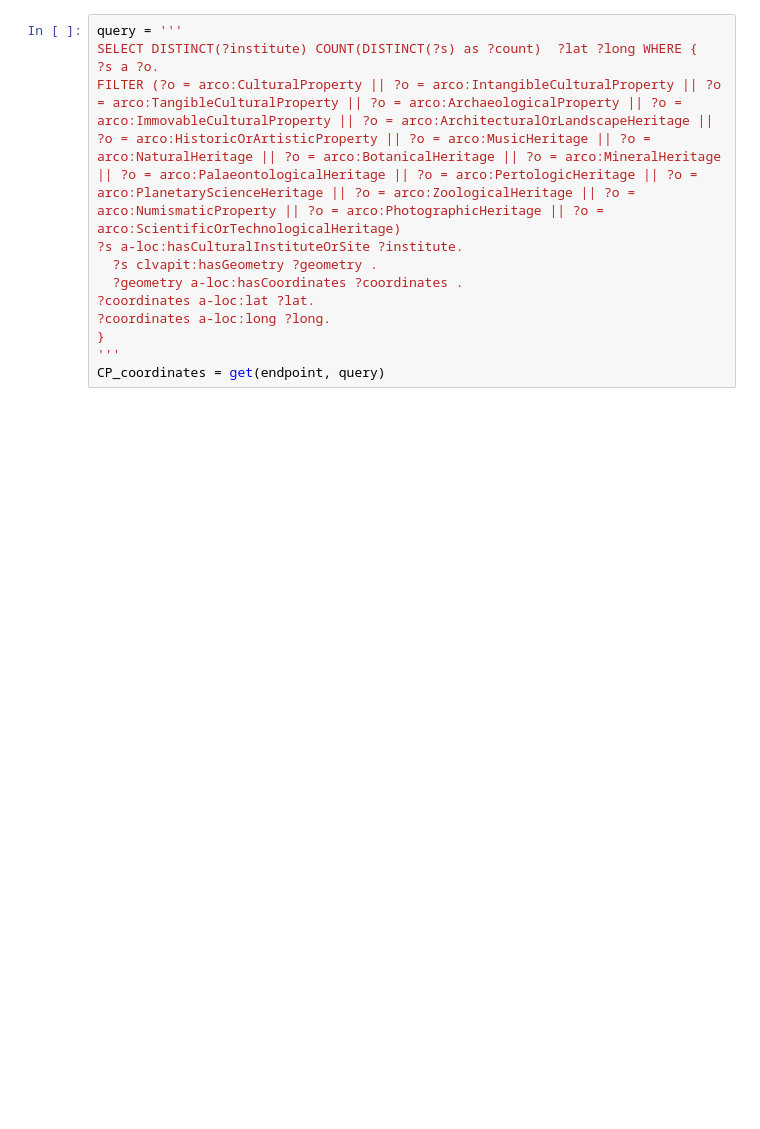
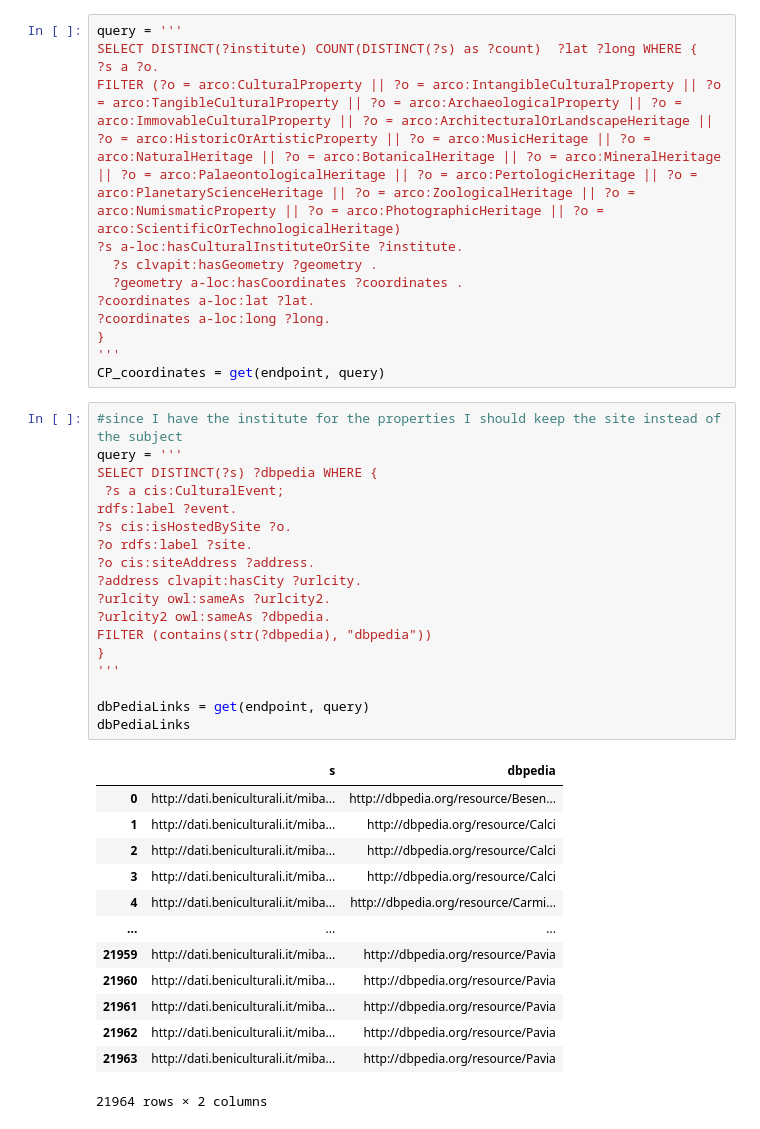
Before and after one commit to Infoviz-ICD/Infoviz-ICD, a Jupyter notebook: Plots/geo-spatial.ipynb, the cells around one changed output. Drawn from its saved outputs; the diff is of its cells as text; blank space fills up the shorter version.

```diff
--- a/Plots/geo-spatial.ipynb
+++ b/Plots/geo-spatial.ipynb
@@ -24,4 +24,36 @@ FILTER (?o = arco:CulturalProperty || ?o = arco:IntangibleCulturalProperty || ?o
 }
 '''
 CP_coordinates = get(endpoint, query)
+# %%
+#since I have the institute for the properties I should keep the site instead of the subject
+query = '''
+SELECT DISTINCT(?s) ?dbpedia WHERE {
+ ?s a cis:CulturalEvent;
+rdfs:label ?event.
+?s cis:isHostedBySite ?o.
+?o rdfs:label ?site.
+?o cis:siteAddress ?address.
+?address clvapit:hasCity ?urlcity.
+?urlcity owl:sameAs ?urlcity2.
+?urlcity2 owl:sameAs ?dbpedia.
+FILTER (contains(str(?dbpedia), "dbpedia"))
+}
+'''
+
+dbPediaLinks = get(endpoint, query)
+dbPediaLinks
+# %% [output]
+|  | s | dbpedia |
+| 0 | http://dati.beniculturali.it/miba... | http://dbpedia.org/resource/Besen... |
+| 1 | http://dati.beniculturali.it/miba... | http://dbpedia.org/resource/Calci |
+| 2 | http://dati.beniculturali.it/miba... | http://dbpedia.org/resource/Calci |
+| 3 | http://dati.beniculturali.it/miba... | http://dbpedia.org/resource/Calci |
+| 4 | http://dati.beniculturali.it/miba... | http://dbpedia.org/resource/Carmi... |
+| ... | ... | ... |
+| 21959 | http://dati.beniculturali.it/miba... | http://dbpedia.org/resource/Pavia |
+| 21960 | http://dati.beniculturali.it/miba... | http://dbpedia.org/resource/Pavia |
+| 21961 | http://dati.beniculturali.it/miba... | http://dbpedia.org/resource/Pavia |
+| 21962 | http://dati.beniculturali.it/miba... | http://dbpedia.org/resource/Pavia |
+| 21963 | http://dati.beniculturali.it/miba... | http://dbpedia.org/resource/Pavia |
+21964 rows × 2 columns
 # %%
```
Also changed, not shown: parts of 6 cells of this notebook.
